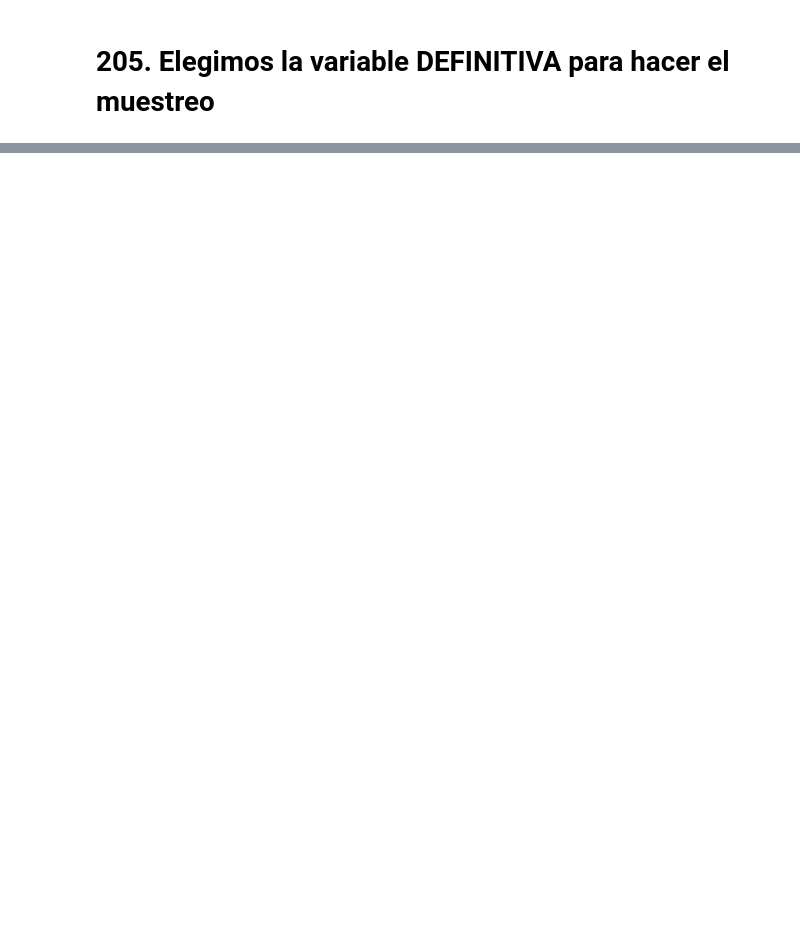
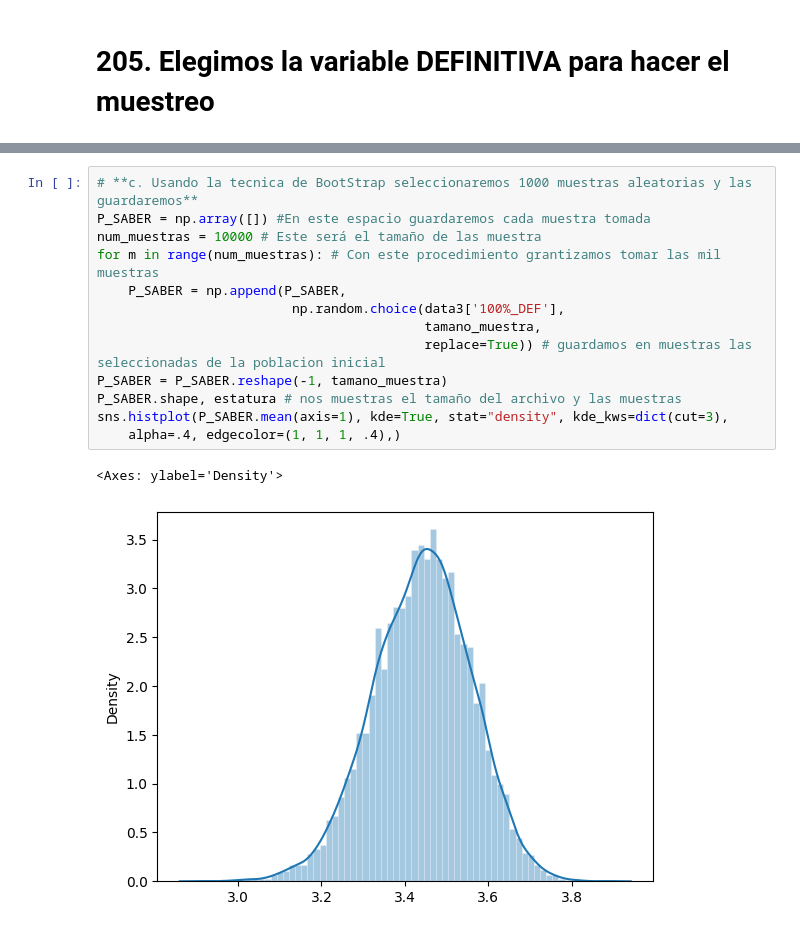
Before and after one commit to JSEFERINO/Teoria-de-Probabilidad-MEYCD, a Jupyter notebook: Copia_de_30_C_Teoria_Teoremas_Limites_T_Central_Limite.ipynb, the cells around one changed output, grey strips where cells are left out. Saved outputs shown, nothing was run; the diff lists cells and outputs as text; blank space fills up the shorter version.

```diff
--- a/Copia_de_30_C_Teoria_Teoremas_Limites_T_Central_Limite.ipynb
+++ b/Copia_de_30_C_Teoria_Teoremas_Limites_T_Central_Limite.ipynb
@@ -305,0 +340,16 @@ sns.histplot(DEF.mean(axis=1), kde=True, stat="density", kde_kws=dict(cut=3),
+# %%
+# **c. Usando la tecnica de BootStrap seleccionaremos 1000 muestras aleatorias y las guardaremos**
+P_SABER = np.array([]) #En este espacio guardaremos cada muestra tomada
+num_muestras = 10000 # Este será el tamaño de las muestra
+for m in range(num_muestras): # Con este procedimiento grantizamos tomar las mil muestras
+    P_SABER = np.append(P_SABER,
+                         np.random.choice(data3['100%_DEF'],
+                                          tamano_muestra,
+                                          replace=True)) # guardamos en muestras las seleccionadas de la poblacion inicial
+P_SABER = P_SABER.reshape(-1, tamano_muestra)
+P_SABER.shape, estatura # nos muestras el tamaño del archivo y las muestras
+sns.histplot(P_SABER.mean(axis=1), kde=True, stat="density", kde_kws=dict(cut=3),
+    alpha=.4, edgecolor=(1, 1, 1, .4),)
+# %% [output]
+<Axes: ylabel='Density'>
+[figure, added]
```
Also changed, not shown: parts of 14 cells of this notebook.
